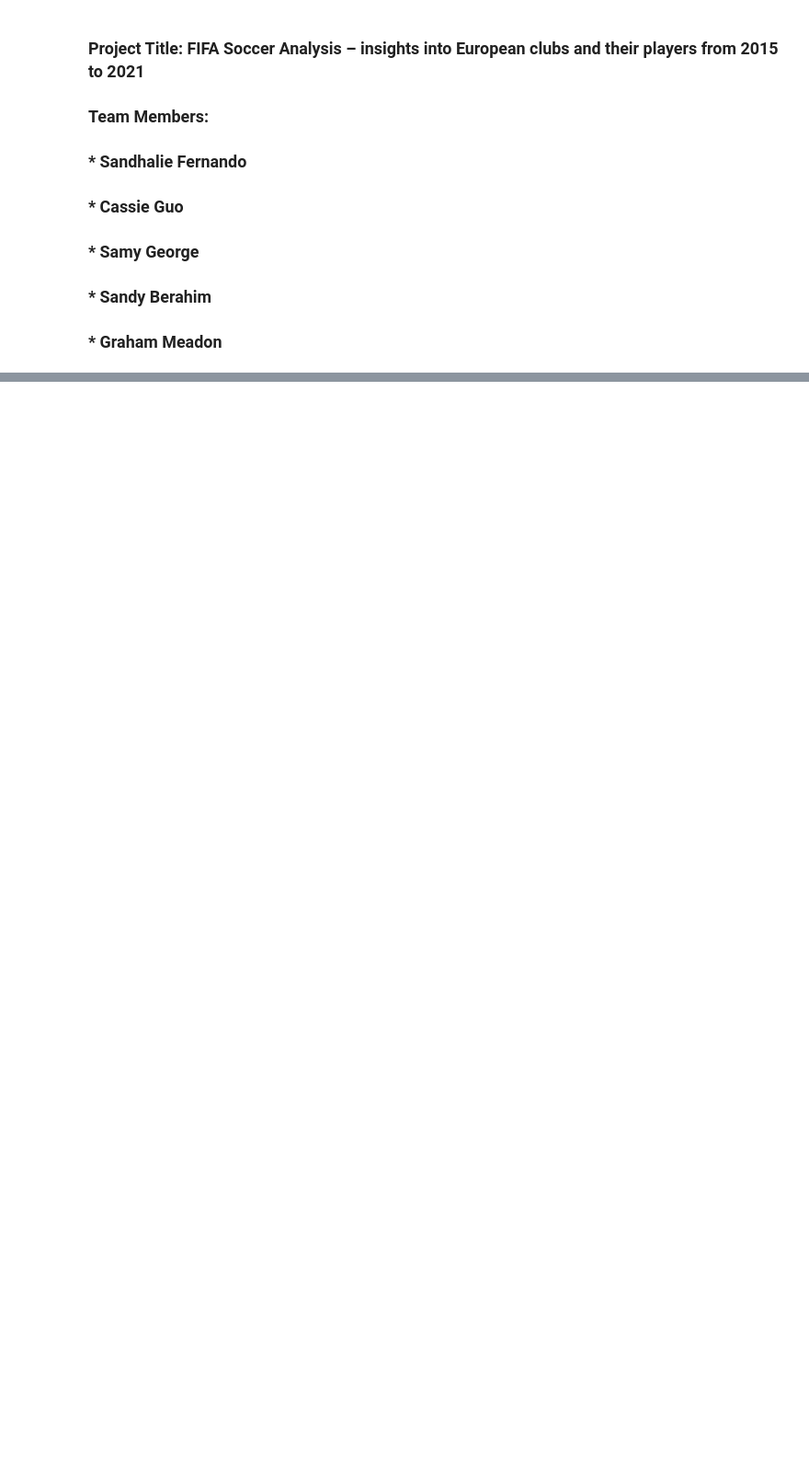
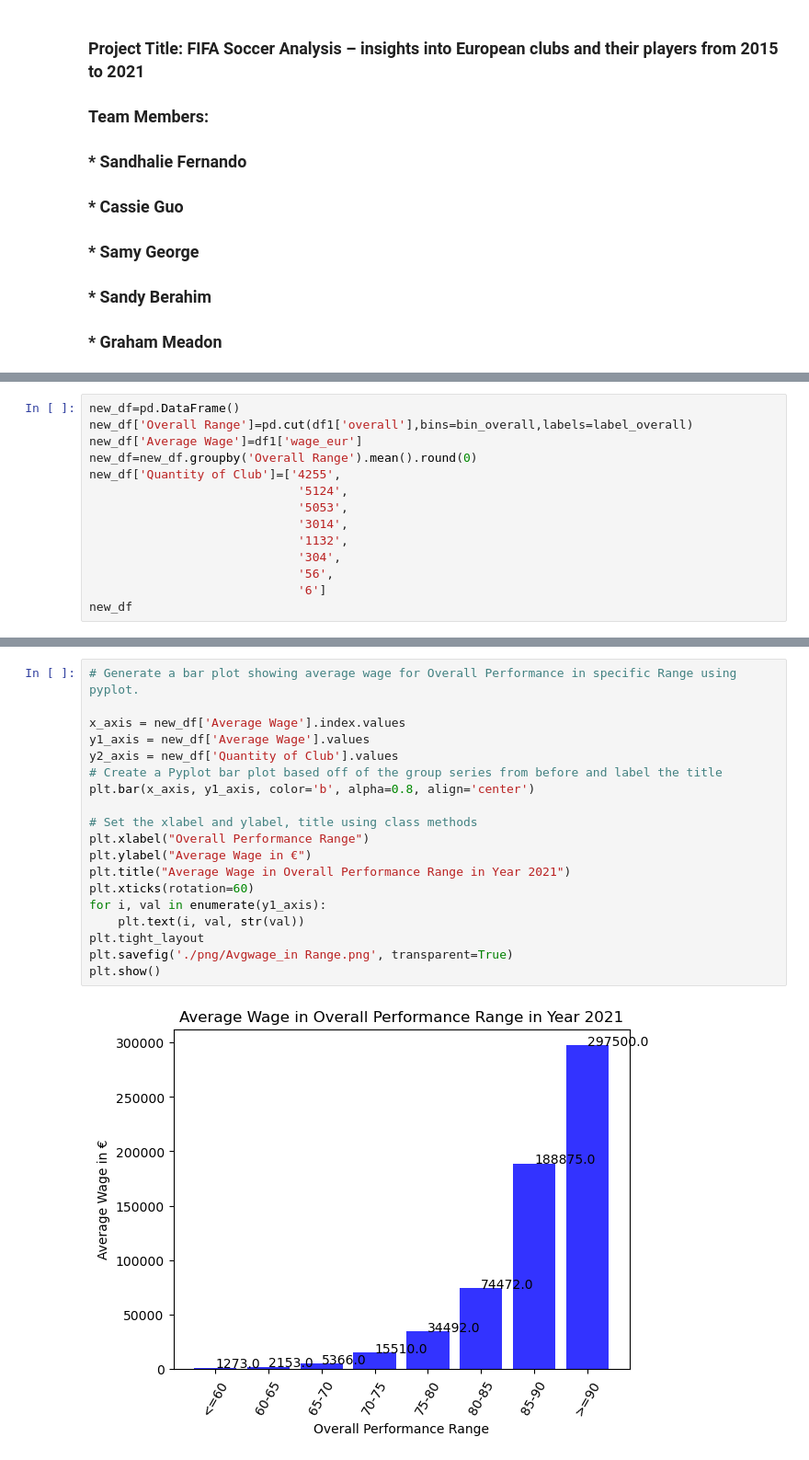
Before and after one commit to Misscoffeecassie/Group-2, a Jupyter notebook: Project_1_Group_2_FIFA_Players.ipynb, the cells around one changed output, grey strips where cells are left out. Shown at 92% size. Saved outputs shown, nothing was run; the diff lists cells and outputs as text; blank space fills up the shorter version.

```diff
--- a/Project_1_Group_2_FIFA_Players.ipynb
+++ b/Project_1_Group_2_FIFA_Players.ipynb
@@ -47,0 +265,14 @@ combined_original_data_df
+# %%
+new_df=pd.DataFrame()
+new_df['Overall Range']=pd.cut(df1['overall'],bins=bin_overall,labels=label_overall)
+new_df['Average Wage']=df1['wage_eur']
+new_df=new_df.groupby('Overall Range').mean().round(0)
+new_df['Quantity of Club']=['4255',
+                             '5124',
+                             '5053',
+                             '3014',
+                             '1132',
+                             '304',
+                             '56',
+                             '6']
+new_df
@@ -47,0 +290,21 @@ combined_original_data_df
+# %%
+# Generate a bar plot showing average wage for Overall Performance in specific Range using pyplot.
+
+x_axis = new_df['Average Wage'].index.values
+y1_axis = new_df['Average Wage'].values
+y2_axis = new_df['Quantity of Club'].values
+# Create a Pyplot bar plot based off of the group series from before and label the title
+plt.bar(x_axis, y1_axis, color='b', alpha=0.8, align='center')
+
+# Set the xlabel and ylabel, title using class methods
+plt.xlabel("Overall Performance Range")
+plt.ylabel("Average Wage in €")
+plt.title("Average Wage in Overall Performance Range in Year 2021")
+plt.xticks(rotation=60)
+for i, val in enumerate(y1_axis):
+    plt.text(i, val, str(val))
+plt.tight_layout
+plt.savefig('./png/Avgwage_in Range.png', transparent=True)
+plt.show()
+# %% [output]
+[figure, added]
```
Also changed, not shown: parts of 37 cells of this notebook, 10 other files.
